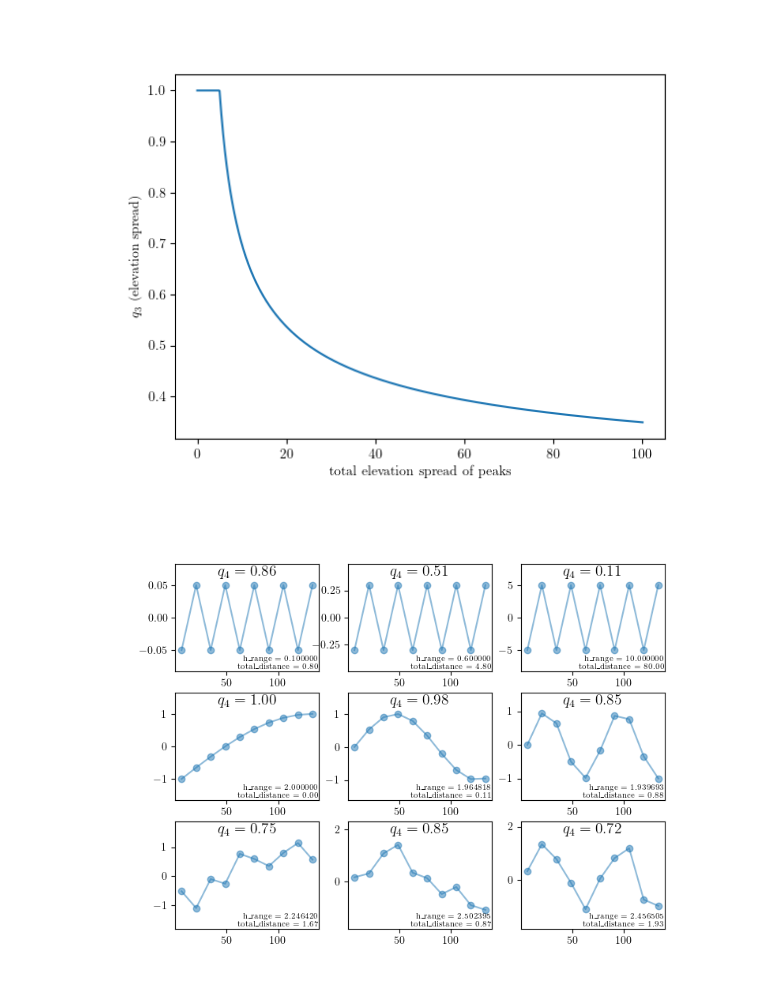
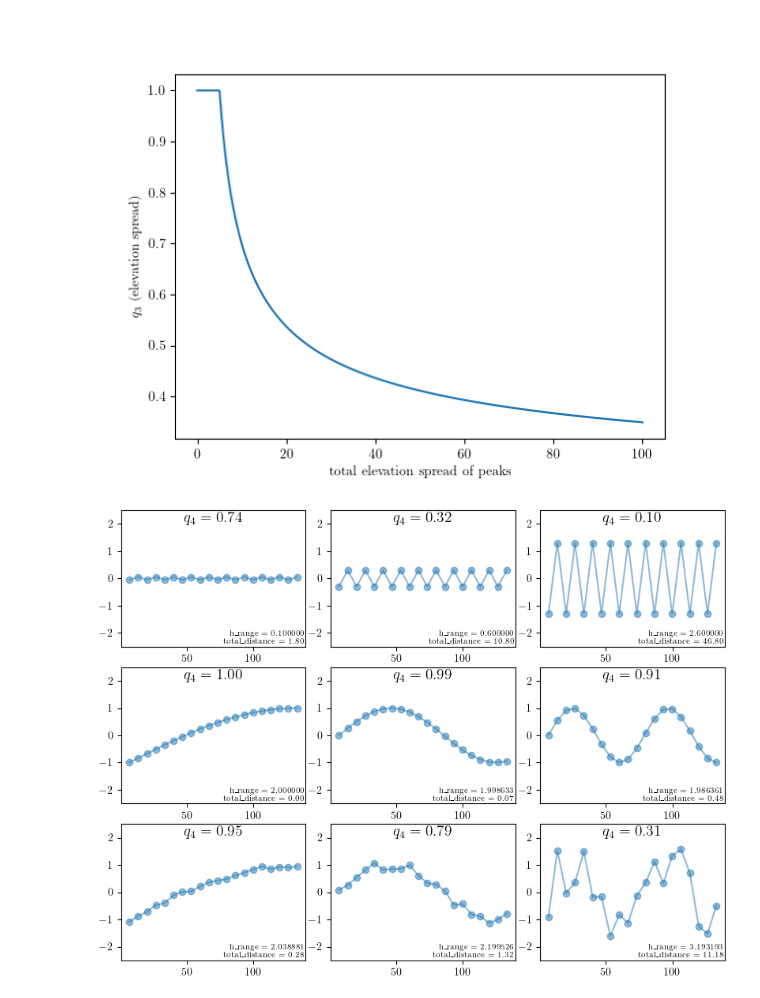
Before and after one commit to fliphilipp/icelakes-methods, a Jupyter notebook: bathy-quality-illust.ipynb, the cells around one changed output. Cells and saved outputs as stored; diff of their text form; code cells hidden in the pictures.

```diff
--- a/bathy-quality-illust.ipynb
+++ b/bathy-quality-illust.ipynb
@@ -28,11 +28,11 @@ mean_prominences = np.linspace(0,1,1000)
 ncol = 11
 cols = cmc.roma(np.linspace(0,1,ncol))
 for i,frac_2ndreturns in enumerate(np.linspace(1,0,ncol)):
-    q2 = [np.clip(mean_prom * ((np.clip(2*frac_2ndreturns, 1, None)-1)*2+1), 0, 1) for mean_prom in mean_prominences]
+    q2 = [np.clip(mean_prom * ((np.clip(2*frac_2ndreturns, 1, None)-1)*2+1), None, 1) for mean_prom in mean_prominences]
     # np.clip(np.mean(prominences) * ((np.clip(2*frac_2ndreturns, 1, None)-1)*2+1), 0, 1)
-    ax.plot(mean_prominences, q2, color=cols[i,:], label='fraction 2nd returns = %.1f' % frac_2ndreturns,
+    ax.plot(mean_prominences, q2, color=cols[i,:], label='fraction 2nd returns $f = %.1f$' % frac_2ndreturns,
            ls=(0,(1,np.clip(i-5,0,5))))
 ax.legend(loc='lower right', fontsize=8)
 ax.set_ylabel(r'$q_2$ (prominences of peaks)')
-ax.set_xlabel(r'mean prominence of peaks')
+ax.set_xlabel(r'mean prominence of peaks $\frac{\sum_i \rho_i}{n_\text{peaks}}$')
 # %% [output]
@@ -49,54 +49,59 @@ ax.set_xlabel(r'total elevation spread of peaks')
 Text(0.5, 0, 'total elevation spread of peaks')
 [figure]
 # %%
-n = 10
+n = 20
 x = np.linspace(7,133, n)
 a1 = 0.05
 h1 = [-a1 if i%2==0 else a1 for i in range(n)]
 a2 = 0.3
 h2 = [-a2 if i%2==0 else a2 for i in range(n)]
-a3 = 5
+a3 = 1.3
 h3 = [-a3 if i%2==0 else a3 for i in range(n)]
 xx = np.linspace(0, np.pi/2, n)
 f = 1
 h4 = f * np.sin(xx)*2 - f
 h5 = f * np.sin(xx*3.2)
 h6 = f * np.sin(xx*7)
-d = 0.5
+d = 0.1
 h7 = h4 + np.random.uniform(-d,d,n)
+d = 0.2
 h8 = h5 + np.random.uniform(-d,d,n)
+d = 1.0
 h9 = h6 + np.random.uniform(-d,d,n)
 hvals = [h1, h2, h3, h4, h5, h6, h7, h8, h9]
 
 fig, axs = plt.subplots(nrows=3,ncols=3, figsize=[8,6])
 axs = axs.flatten()
 
 for i,elev_2ndpeaks in enumerate(hvals):
     ax = axs[i]
     h_range = np.max(elev_2ndpeaks) - np.min(elev_2ndpeaks)
     diffs = np.diff(elev_2ndpeaks)
     dirchange = np.abs(np.diff(np.sign(diffs))) > 1
     total_distance = 0.0
     for i,changed in enumerate(dirchange):
         # if changed: total_distance += (np.abs(diffs)[i] + np.abs(diffs)[i+1])/2
-        if changed: total_distance += np.min((np.abs(diffs)[i], np.abs(diffs)[i+1]))
+        if changed: total_distance += np.mean((np.abs(diffs)[i], np.abs(diffs)[i+1]))
     alignment_penalty = np.clip(np.clip(h_range, 0.5*n_subsegs, None) / (total_distance + np.clip(h_range, 0.5*n_subsegs, None)), 0, 1)
     # alignment_penalty = 1 - total_distance / (np.clip(h_range,0,0.5)*(n-1))
     # thresh = 0.3
     # total_distance = np.sum(np.clip(np.abs(diffs)-thresh, 0, None))
     # alignment_penalty = 1 - (4*(total_distance-h_range) / (h_range*(n-1)))
     # alignment_penalty = np.clip(alignment_penalty, 0,1)
     ax.plot(x, elev_2ndpeaks,marker='o', alpha=0.5)
     ax.text(0.5, 0.99, '$q_4 = %.2f$' % alignment_penalty, ha='center', va='top', transform=ax.transAxes, fontsize=14)
     txt = 'h_range = %2f' % h_range
     txt += '\ntotal_distance = %.2f' % total_distance
     ax.text(0.99, 0.01, txt, ha='right', va='bottom', transform=ax.transAxes, fontsize=7)
 
 for ax in axs:
     yl = ax.get_ylim()
     ax.set_ylim(np.array(yl)*1.5)
+    ax.set_ylim((-2.5,2.5))
+
+fig.tight_layout(pad=0.3)
 # %% [output]
-[figure, old version]
+[figure, new version]
 # %%
 fig, ax = plt.subplots()
 
```
Also changed, not shown: parts of 4 cells of this notebook, 21 other files.
